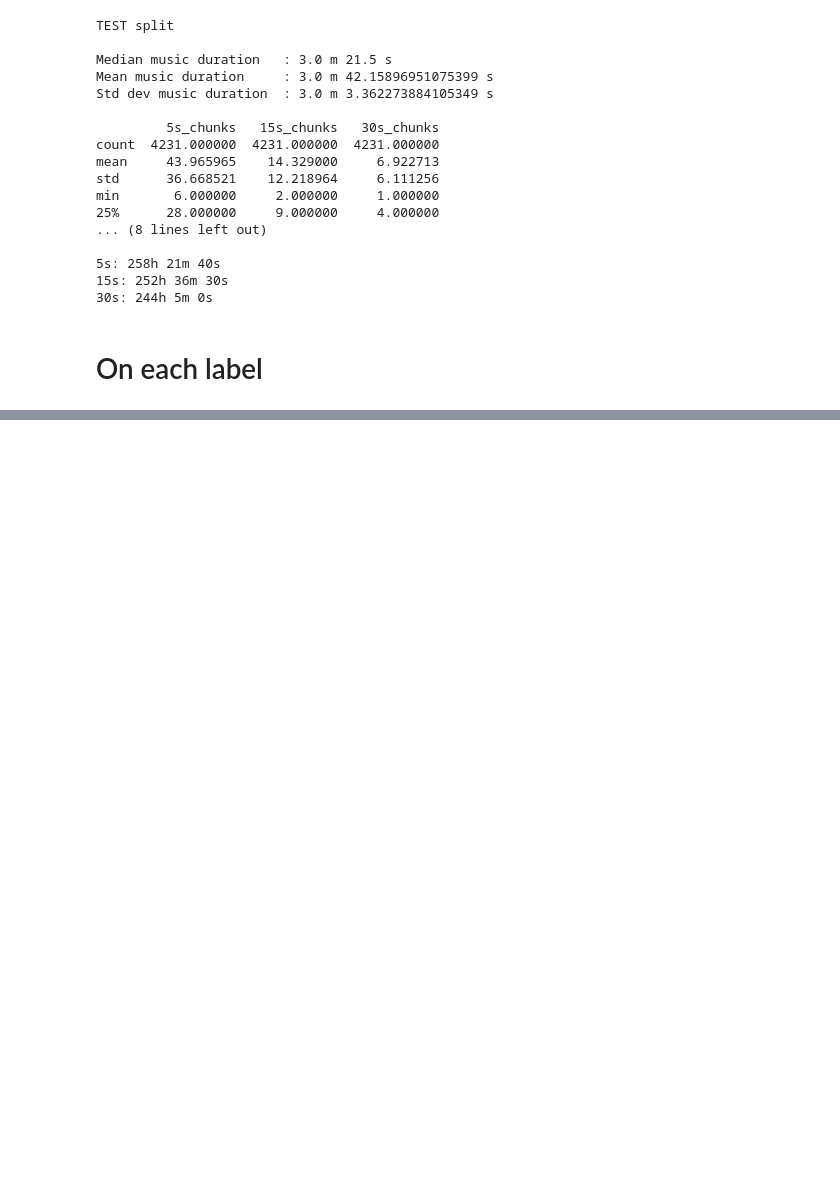
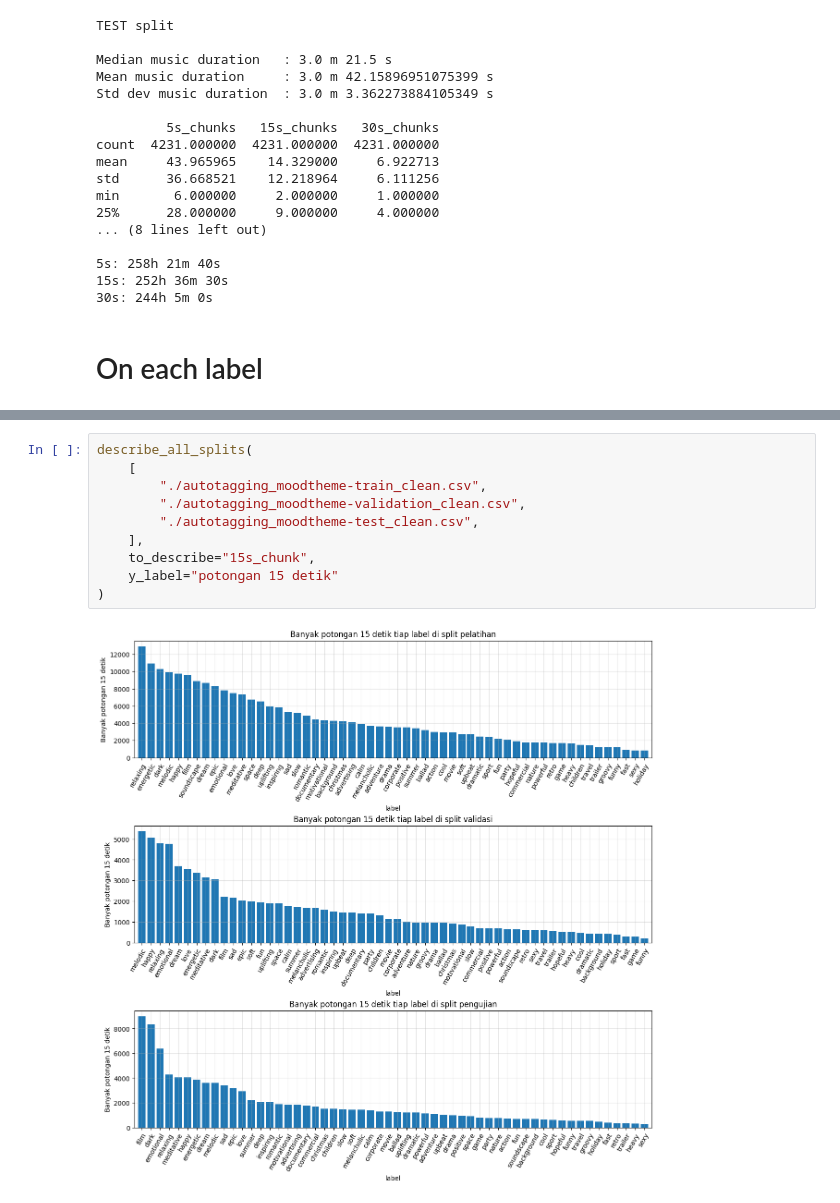
Before and after one commit to hugoalfedoputra/mudelling, a Jupyter notebook: prep/eda.ipynb, the cells around one changed output, grey strips where cells are left out. Cells and saved outputs as stored; diff of their text form; blank space fills up the shorter version.

```diff
--- a/prep/eda.ipynb
+++ b/prep/eda.ipynb
@@ -543,0 +722,12 @@ TRAIN split
+# %%
+describe_all_splits(
+    [
+        "./autotagging_moodtheme-train_clean.csv",
+        "./autotagging_moodtheme-validation_clean.csv",
+        "./autotagging_moodtheme-test_clean.csv",
+    ],
+    to_describe="15s_chunk",
+    y_label="potongan 15 detik"
+)
+# %% [output]
+[figure, added]
```
Also changed, not shown: parts of 8 cells of this notebook.
